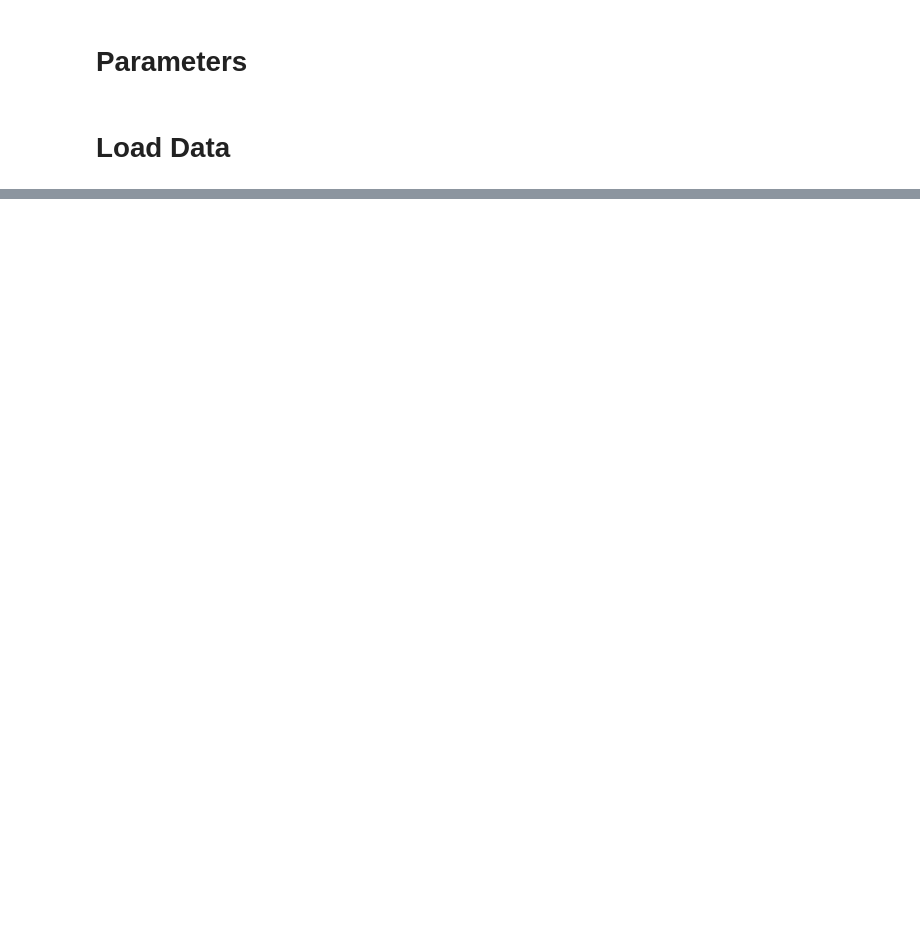
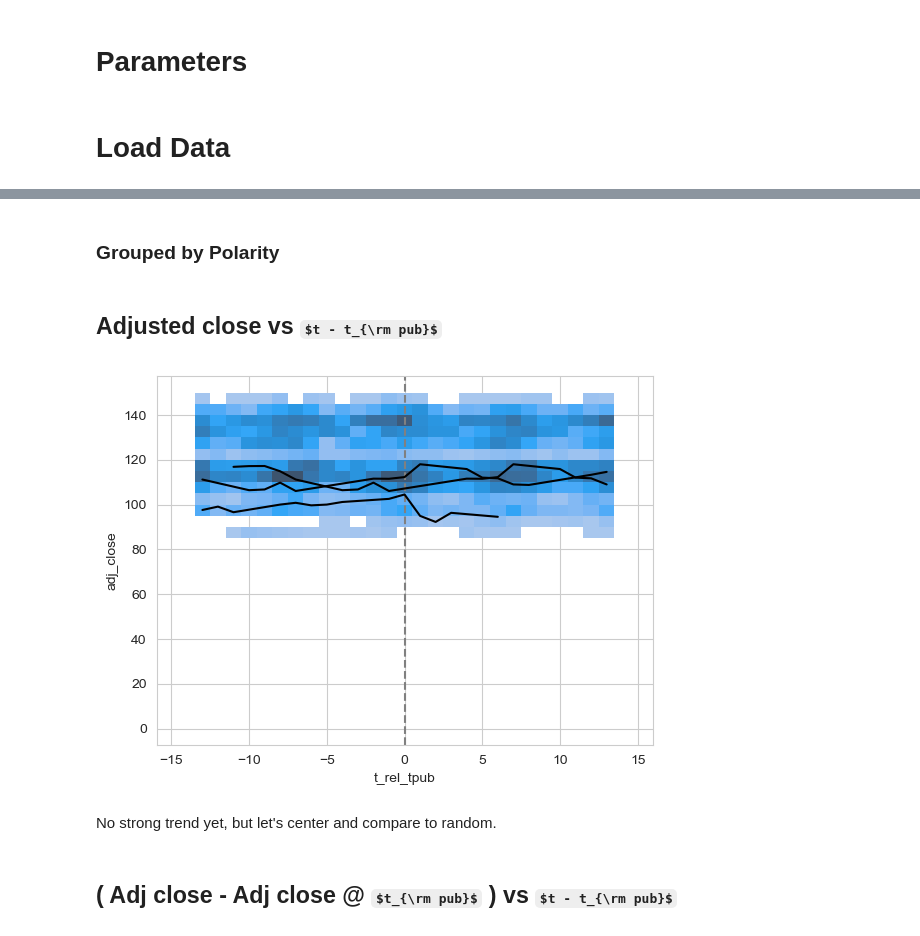
Before and after one commit to zhafen/markets-and-the-media, a Jupyter notebook: exploratory_data_analysis/visualize.ipynb, the cells around one changed output, grey strips where cells are left out. Cells and saved outputs as stored; diff of their text form; code cells hidden in the pictures; some formulas as TeX source; blank space fills up the shorter version.

Commit message:
Analysis of stock price change relative to time an article is published.

```diff
--- a/exploratory_data_analysis/visualize.ipynb
+++ b/exploratory_data_analysis/visualize.ipynb
@@ -160,0 +64,2 @@ Inverse correlation?? Need more data.
+# %%
+markets_data['AdjClose'] = markets_data['Close'] - markets_data['Dividends'] - markets_data['Stock Splits']
@@ -160,0 +115,10 @@ Inverse correlation?? Need more data.
+# %%
+df_stacked = pd.DataFrame(
+    data={
+        't_rel_tpub': np.hstack( times ),
+        'adj_close': np.hstack( closings ),
+        'adj_close_diff': np.hstack( closing_diffs ),
+        'polarity': np.hstack( polarities ),
+        'sentiment': np.hstack( sentiments ),
+    }
+)
@@ -160,0 +127,3 @@ Inverse correlation?? Need more data.
+# %%
+# Choose as many random offsets as there are publications, for similar counts
+t_rand = rng.choice( markets_data['Date'], pm['n_random_times'] )
@@ -160,0 +166,2 @@ Inverse correlation?? Need more data.
+# %% [markdown]
+### Grouped by Polarity
@@ -160,0 +172,38 @@ Inverse correlation?? Need more data.
+# %% [markdown]
+## Adjusted close vs $t - t_{\rm pub}$
+# %%
+# Make histogram bins
+time_bins = np.arange( -pm['h_max'] - 0.5, pm['h_max'] + 1.5 )
+close_bins = np.arange( 0, markets_data['AdjClose'].max() + pm['bin_size_close'], pm['bin_size_close'] )
+# %%
+fig = plt.figure()
+ax = plt.gca()
+
+sns.histplot(
+    data=df_stacked,
+    x='t_rel_tpub',
+    y='adj_close',
+    bins = ( time_bins, close_bins ),
+    ax = ax,
+)
+
+ax.axvline(
+    0,
+    color = '0.5',
+    linestyle = '--',
+)
+
+# Plot n_overplotted individual histories
+i_pubs = rng.choice( media_data.index, pm['n_overplot'] )
+for i in i_pubs:
+    ax.plot(
+        times[i],
+        closings[i],
+        color = 'k',
+    )
+# %% [output]
+[figure, added]
+# %% [markdown]
+No strong trend yet, but let's center and compare to random.
+# %% [markdown]
+## ( Adj close - Adj close @ $t_{\rm pub}$ ) vs $t - t_{\rm pub}$
```
Also changed, not shown: parts of 55 cells of this notebook, 3 other files.
